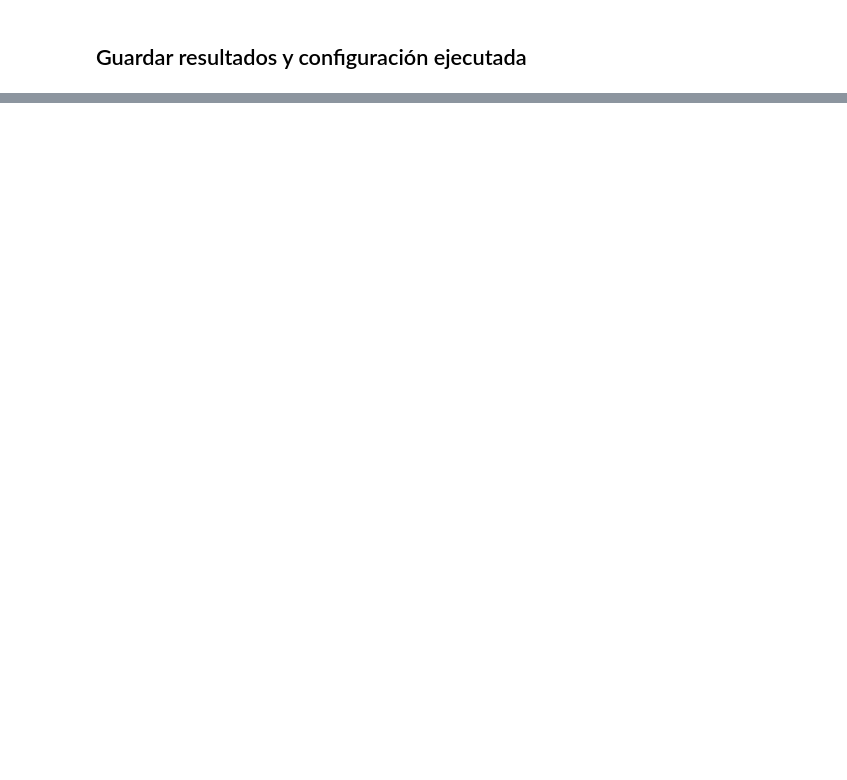
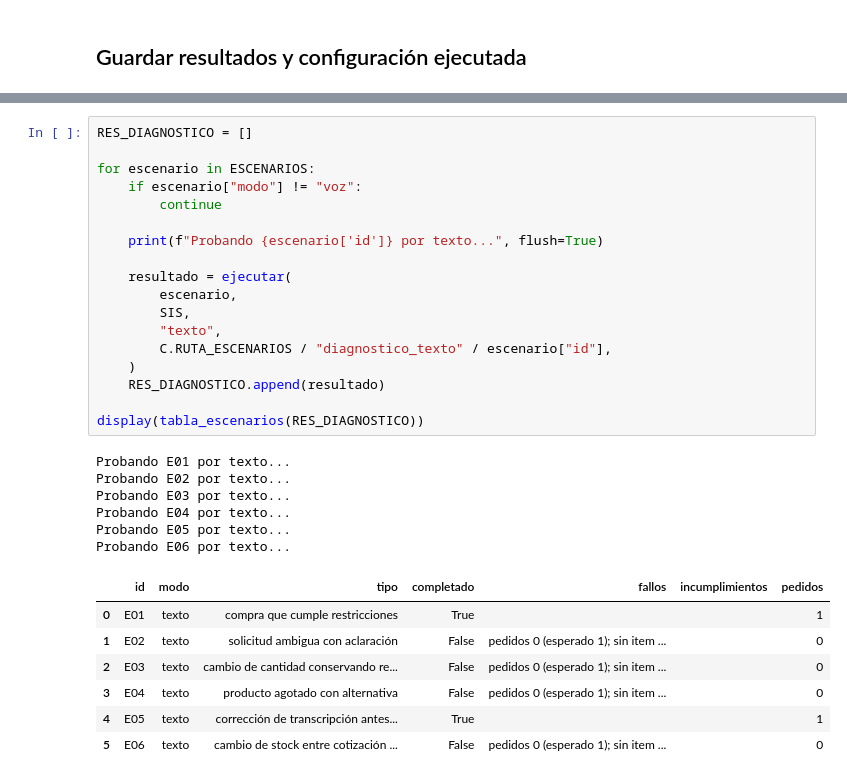
Before and after one commit to Codenid/asistente-compras-por-voz, a Jupyter notebook: notebooks/07_pruebas_y_resultados.ipynb, the cells around one changed output, grey strips where cells are left out. Drawn from its saved outputs; the diff is of its cells as text; blank space fills up the shorter version.

```diff
--- a/notebooks/07_pruebas_y_resultados.ipynb
+++ b/notebooks/07_pruebas_y_resultados.ipynb
@@ -240,0 +562,32 @@ ANALISIS.to_csv(C.RUTA_RESULTADOS / "analisis_cinco_aciertos_y_fallos.csv", inde
+# %%
+RES_DIAGNOSTICO = []
+
+for escenario in ESCENARIOS:
+    if escenario["modo"] != "voz":
+        continue
+
+    print(f"Probando {escenario['id']} por texto...", flush=True)
+
+    resultado = ejecutar(
+        escenario,
+        SIS,
+        "texto",
+        C.RUTA_ESCENARIOS / "diagnostico_texto" / escenario["id"],
+    )
+    RES_DIAGNOSTICO.append(resultado)
+
+display(tabla_escenarios(RES_DIAGNOSTICO))
+# %% [output]
+Probando E01 por texto...
+Probando E02 por texto...
+Probando E03 por texto...
+Probando E04 por texto...
+Probando E05 por texto...
+Probando E06 por texto...
+|  | id | modo | tipo | completado | fallos | incumplimientos | pedidos |
+| 0 | E01 | texto | compra que cumple restricciones | True |  |  | 1 |
+| 1 | E02 | texto | solicitud ambigua con aclaración | False | pedidos 0 (esperado 1); sin item ... |  | 0 |
+| 2 | E03 | texto | cambio de cantidad conservando re... | False | pedidos 0 (esperado 1); sin item ... |  | 0 |
+| 3 | E04 | texto | producto agotado con alternativa | False | pedidos 0 (esperado 1); sin item ... |  | 0 |
+| 4 | E05 | texto | corrección de transcripción antes... | True |  |  | 1 |
+| 5 | E06 | texto | cambio de stock entre cotización ... | False | pedidos 0 (esperado 1); sin item ... |  | 0 |
```
Also changed, not shown: parts of 15 cells of this notebook, 6 other files.
